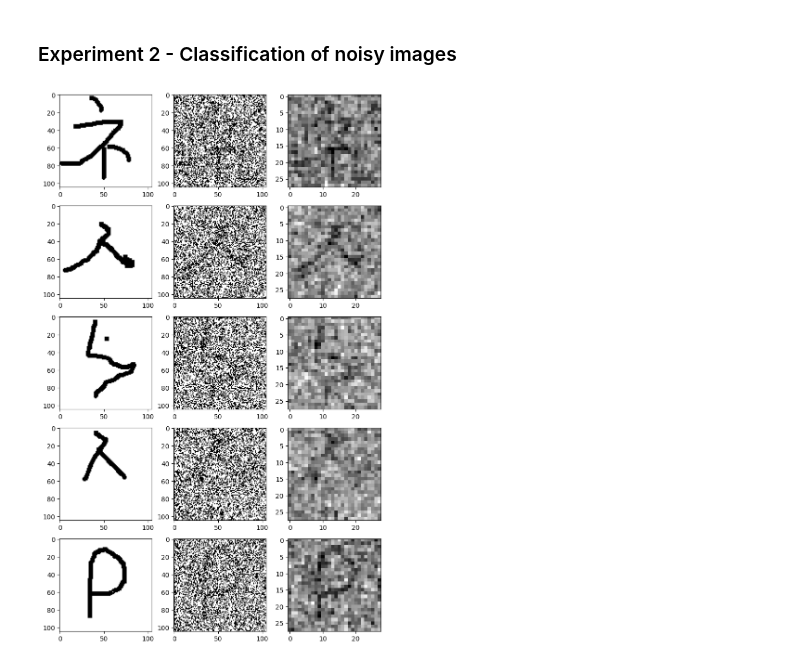
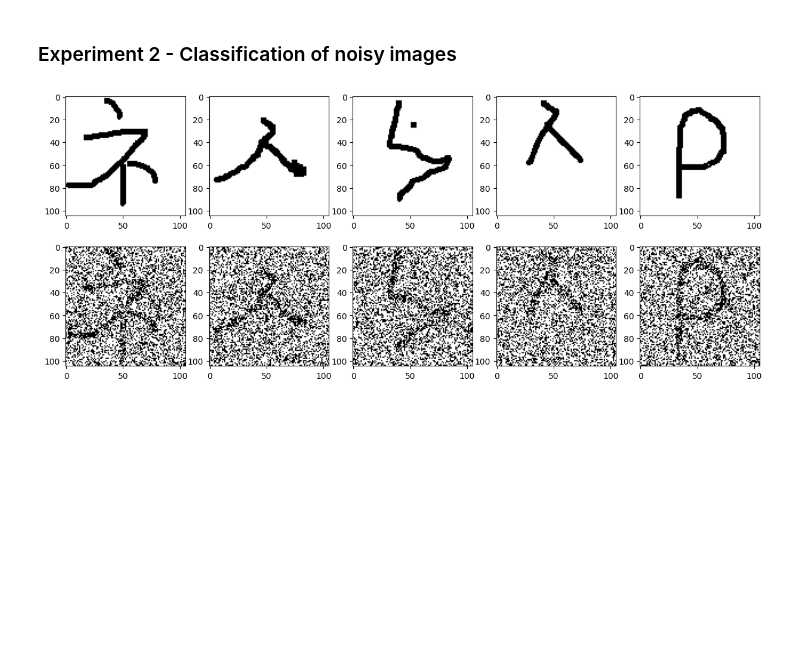
Before and after one commit to roei-go/HC-feature-selection, a Jupyter notebook: experiments/Code/omniglot_classification.ipynb, the cells around one changed output. Cells and saved outputs as stored; diff of their text form; code cells hidden in the pictures; blank space fills up the shorter version.

```diff
--- a/experiments/Code/omniglot_classification.ipynb
+++ b/experiments/Code/omniglot_classification.ipynb
@@ -111,11 +104,11 @@ feature_extractor = keras.Model(inputs=model.inputs, outputs=model.get_layer(nam
 # %%
 def preprocess(images):
     # convert from integers to floats and scale
-    return tf.cast(images,'float32') / 255.0
+    return images/255.0
 # %%
 batch_size = 32
 with tf.device('/cpu:0'):
-    train_ds = tf.data.Dataset.from_tensor_slices(processed_train_images).batch(batch_size)
+    train_ds = tf.data.Dataset.from_tensor_slices(train_images).batch(batch_size)
 X_train = extract_features(ds=train_ds, preprocessing_model=preprocess, feature_extractor=feature_extractor)
 # %%
 if tf.is_tensor(train_labels):
@@ -228,11 +221,11 @@ Measuring accuracy with 10 classes,  10 training examples per class
 # %% [markdown]
 ### Experiment 2 -  Classification of noisy images
 # %%
-threshold = 0.4
+threshold = 0.35
 noise = np.random.rand(*train_images.numpy().shape[0:3])
 mask = noise < threshold
 mask = np.repeat(np.expand_dims(mask,axis=3), repeats=3, axis=3)
 # %%
 noisy_images = train_images.numpy()//255
 noisy_images = np.logical_xor(noisy_images,mask)
-noisy_images = noisy_images * 255
+noisy_images = noisy_images * 255.0
@@ -241,11 +232,10 @@ processed_noisy_train_images = preprocess_images(noisy_images)
 # %%
-fig, ax = plt.subplots(5,3,figsize=(9, 15))
+fig, ax = plt.subplots(2,5,figsize=(15, 6))
 for i in range(5):
-    ax[i,0].imshow(train_images[i].numpy().astype("uint8"))
-    ax[i,1].imshow(noisy_images[i].astype("uint8"))
-    ax[i,2].imshow(processed_noisy_train_images[i].astype("uint8"),cmap=plt.get_cmap('gray'))
+    ax[0,i].imshow(train_images[i].numpy().astype("uint8"))
+    ax[1,i].imshow(noisy_images[i].astype("uint8"))
 # %% [output]
-[figure, old version]
+[figure, new version]
 # %%
 batch_size = 32
 with tf.device('/cpu:0'):
```
Also changed, not shown: parts of 11 cells of this notebook.
